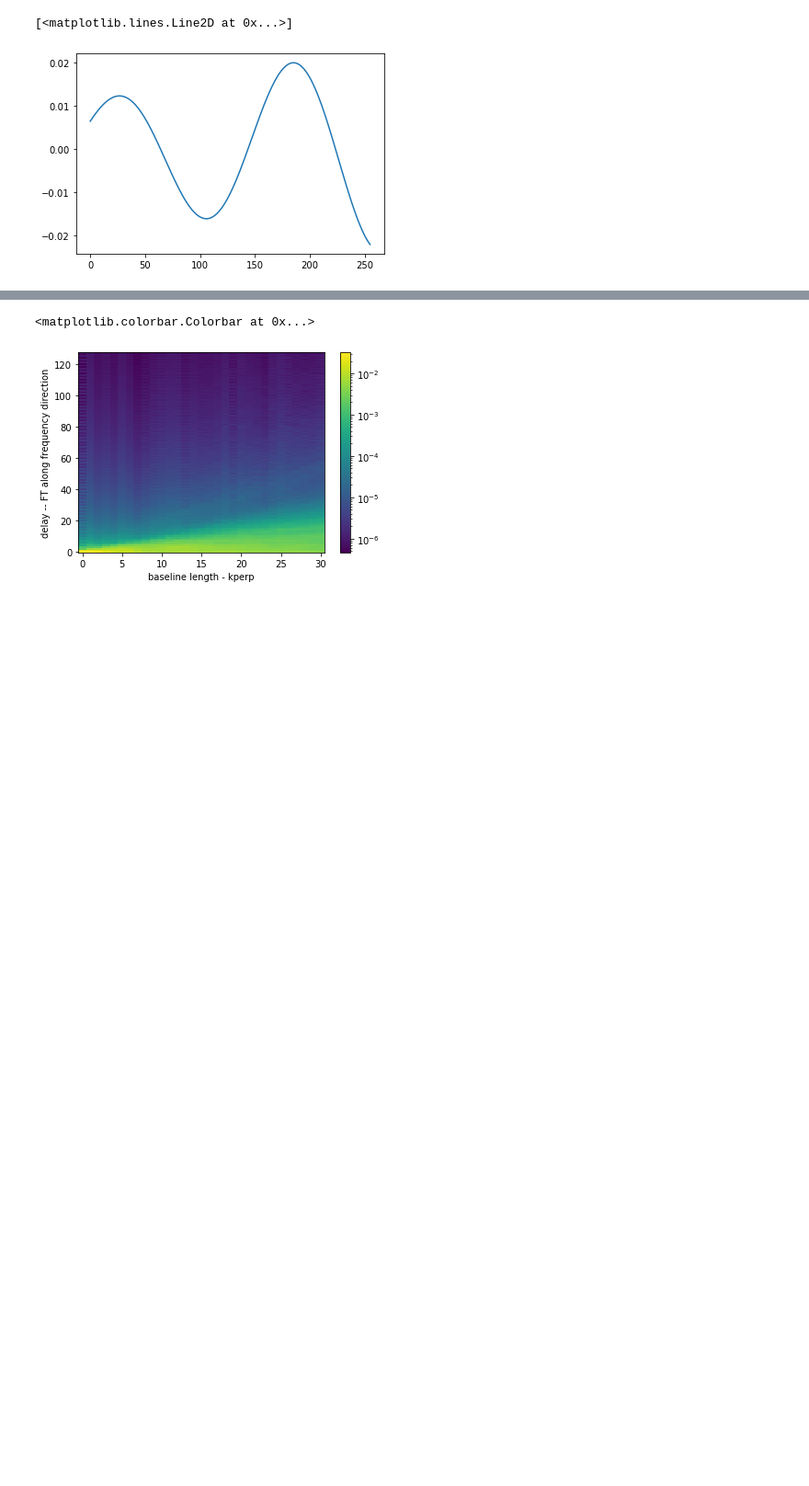
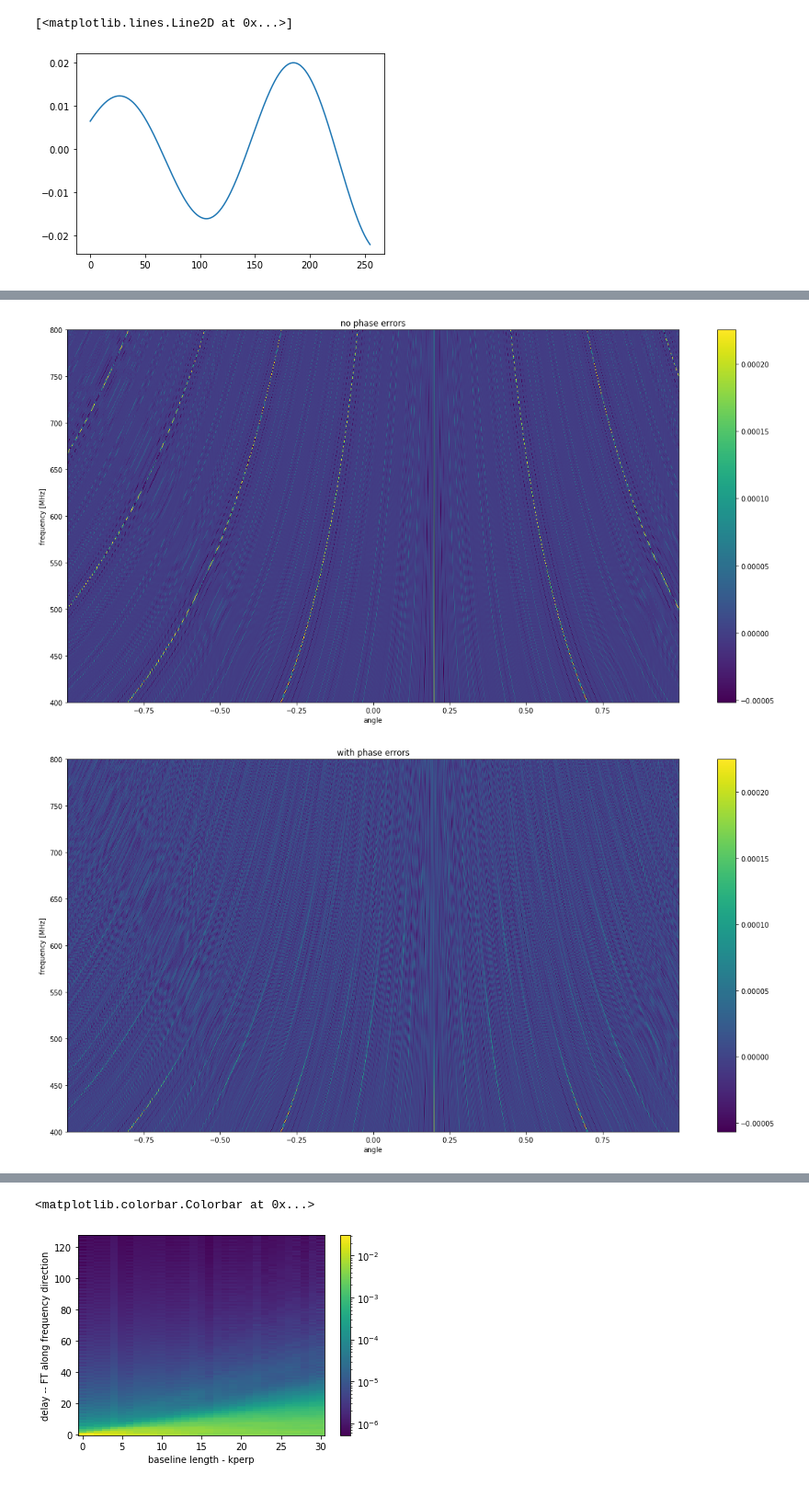
Before and after one commit to yukanak/radio1d, a Jupyter notebook: notebooks/play.ipynb, the cells around one changed output, grey strips where cells are left out. Shown at 92% size. Cells and saved outputs as stored; diff of their text form; code cells hidden in the pictures; blank space fills up the shorter version.

```diff
--- a/notebooks/play.ipynb
+++ b/notebooks/play.ipynb
@@ -115,27 +132,3 @@ plt.plot(direct-np.real(uvplane[:,1]))
 # %% [output]
 [<matplotlib.lines.Line2D at 0x...>]
 [figure]
-# %%
-## let's try to image this back
-rmap = []
-halfindices = (indices[:,:-1]+indices[:,1:])//2
-halfindices = np.hstack((halfindices,2*indices[:,-1:]-halfindices[:,-1:]))
-
-# Add phase errors; each antenna's phase error sampled from Gaussian with mean 0, sigma 0.1
-phase_errors = np.random.normal(0,0.1,Ndishes)
-# Get and average all the observed visibilities for each of the Ndishes-1 baselines
-for baseline_len in np.arange(Ndishes-1)+1:
-    # We have Ndishes-baseline_len redundant baselines of length baseline_len
-    uvplane_obs = []
-    for dish1 in np.arange(Ndishes-baseline_len):
-        uvplane_obs.append((np.exp(1j*(phase_errors[dish1+baseline_len]-phase_errors[dish1])))*uvplane[:,baseline_len])
-    uvplane_obs = np.array(uvplane_obs, np.complex)
-    uvplane[:,baseline_len] = np.mean(uvplane_obs, axis=0)
-
-for i,f in enumerate(freqs):
-    uvi=empty_uv()
-    #for k in range(1,Ndishes):
-    #    uvi[halfindices[i,k-1]:halfindices[i,k]]=uvplane[i,k]
-    uvi[indices[i,1:]] = uvplane[i,1:]
-    rmap.append(uv2image(uvi))
-rmap = np.array(rmap)
@@ -152 +190,20 @@ plt.legend()
+# %%
+plt.figure(figsize=(20,10))
+plt.imshow(rmap,aspect='auto',origin='lower',extent=(alpha()[0],alpha()[-1],freqs[0],freqs[-1]))
+plt.ylabel('frequency [MHz]')
+plt.xlabel('angle')
+plt.title('no phase errors')
+plt.colorbar()
+plt.show()
+
+plt.figure(figsize=(20,10))
+plt.imshow(rmap_obs,aspect='auto',origin='lower',extent=(alpha()[0],alpha()[-1],freqs[0],freqs[-1]))
+plt.ylabel('frequency [MHz]')
+plt.xlabel('angle')
+plt.title('with phase errors')
+plt.colorbar()
+plt.show()
+# %% [output]
+[figure, added]
+[figure, added]
 # %%
```
Also changed, not shown: parts of 10 cells of this notebook.
